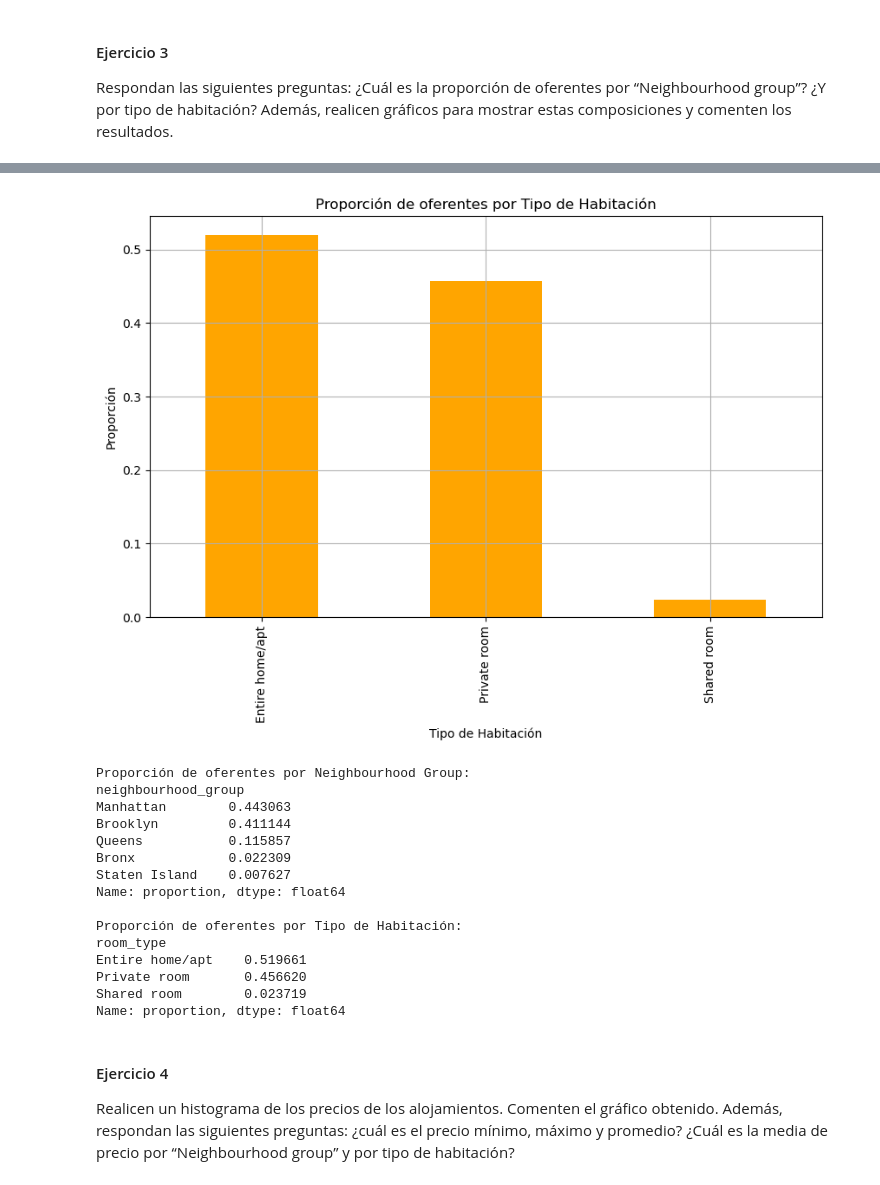
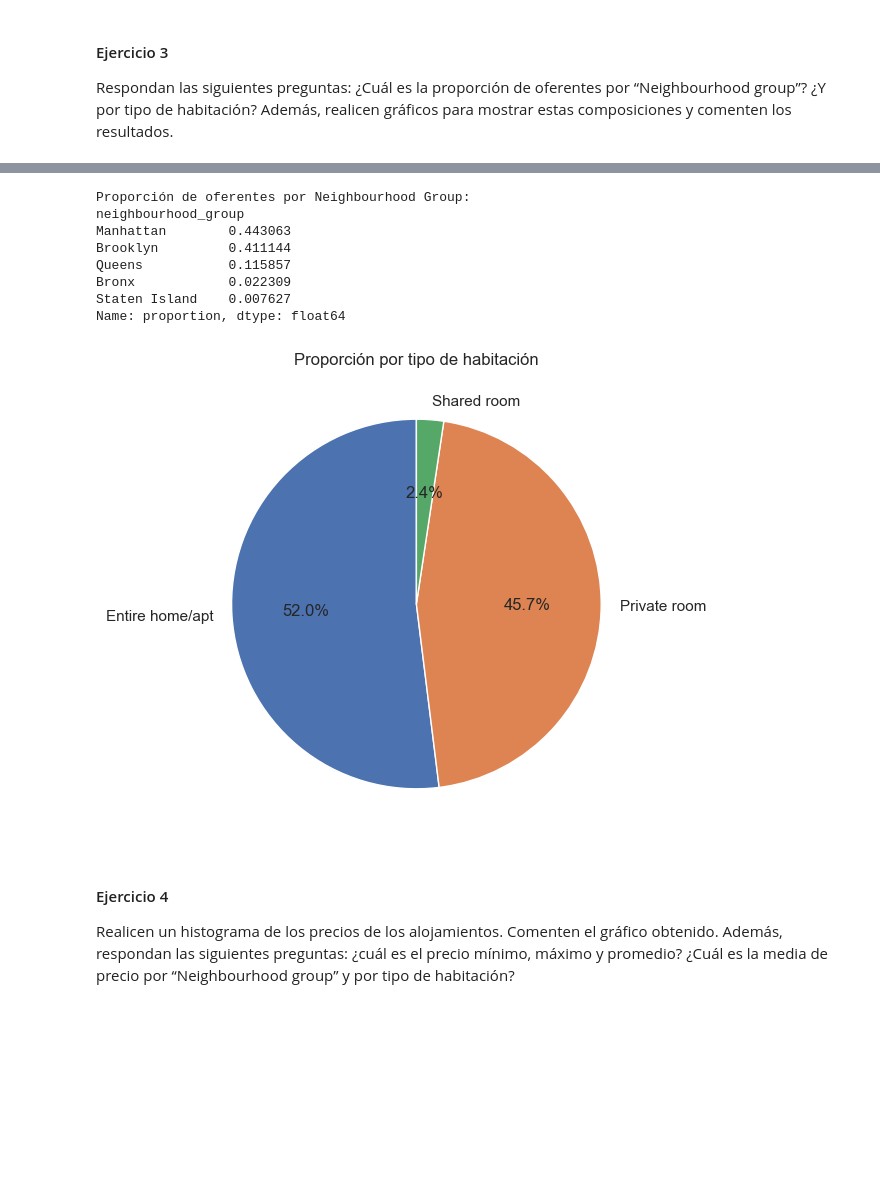
Before and after one commit to miligarofalo/CC408-T2-1, a Jupyter notebook: TP2/TP2.ipynb, the cells around one changed output, grey strips where cells are left out. Cells and saved outputs as stored; diff of their text form; code cells hidden in the pictures; blank space fills up the shorter version.

```diff
--- a/TP2/TP2.ipynb
+++ b/TP2/TP2.ipynb
@@ -147,13 +180,13 @@ Respondan las siguientes preguntas: ¿Cuál es la proporción de oferentes por
 import matplotlib.pyplot as plt
 
 # Vuelvo a cargar el archivo CSV
-df_airbnb = pd.read_csv(csv_path)
+df_graficos = pd.read_csv(csv_path)
 
 # Proporcion de oferentes por "neighbourhood_group"
-proporcion_neighbourhood_group = df_airbnb['neighbourhood_group'].value_counts(normalize=True)
+proporcion_neighbourhood_group = df_graficos['neighbourhood_group'].value_counts(normalize=True)
 
 # Proporcion de oferentes por tipo de habitacion
-proporcion_room_type = df_airbnb['room_type'].value_counts(normalize=True)
+proporcion_room_type = df_graficos['room_type'].value_counts(normalize=True)
 
 # Graficar proporciones de "neighbourhood_group"
 plt.figure(figsize=(10, 6))
@@ -164,19 +197,13 @@ plt.xlabel('Neighbourhood Group')
 plt.grid(True)
 plt.show()
 
-# Graficar proporciones por tipo de habitación
-plt.figure(figsize=(10, 6))
-proporcion_room_type.plot(kind='bar', color='orange')
-plt.title('Proporción de oferentes por Tipo de Habitación')
-plt.ylabel('Proporción')
-plt.xlabel('Tipo de Habitación')
-plt.grid(True)
-plt.show()
+
+proporcion_hab=df_graficos['room_type'].value_counts(normalize=True)*100
+fig,ax=plt.subplots(figsize=(8,6))
+ax.pie(proporcion_hab, labels= proporcion_hab.index, autopct='%1.1f%%', startangle=90)
+ax.set_title('Proporción por tipo de habitación')
 
 # Mostrar las proporciones en formato de tabla
 print("Proporción de oferentes por Neighbourhood Group:")
 print(proporcion_neighbourhood_group)
-
-print("\nProporción de oferentes por Tipo de Habitación:")
-print(proporcion_room_type)
 # %% [output]
@@ -184,19 +211,12 @@ print(proporcion_room_type)
+Proporción de oferentes por Neighbourhood Group:
+neighbourhood_group
+Manhattan        0.443063
+Brooklyn         0.411144
+Queens           0.115857
+Bronx            0.022309
+Staten Island    0.007627
+Name: proportion, dtype: float64
-[figure, old version]
+[figure, new version]
-Proporción de oferentes por Neighbourhood Group:
-neighbourhood_group
-Manhattan        0.443063
-Brooklyn         0.411144
-Queens           0.115857
-Bronx            0.022309
-Staten Island    0.007627
-Name: proportion, dtype: float64
-
-Proporción de oferentes por Tipo de Habitación:
-room_type
-Entire home/apt    0.519661
-Private room       0.456620
-Shared room        0.023719
-Name: proportion, dtype: float64
 # %% [markdown]
 #### Ejercicio 4
 Realicen un histograma de los precios de los alojamientos. Comenten el gráfico obtenido. Además, respondan las siguientes preguntas: ¿cuál es el precio mínimo, máximo y promedio? ¿Cuál es la media de precio por “Neighbourhood group” y por tipo de habitación?
```
Also changed, not shown: parts of 27 cells of this notebook.
